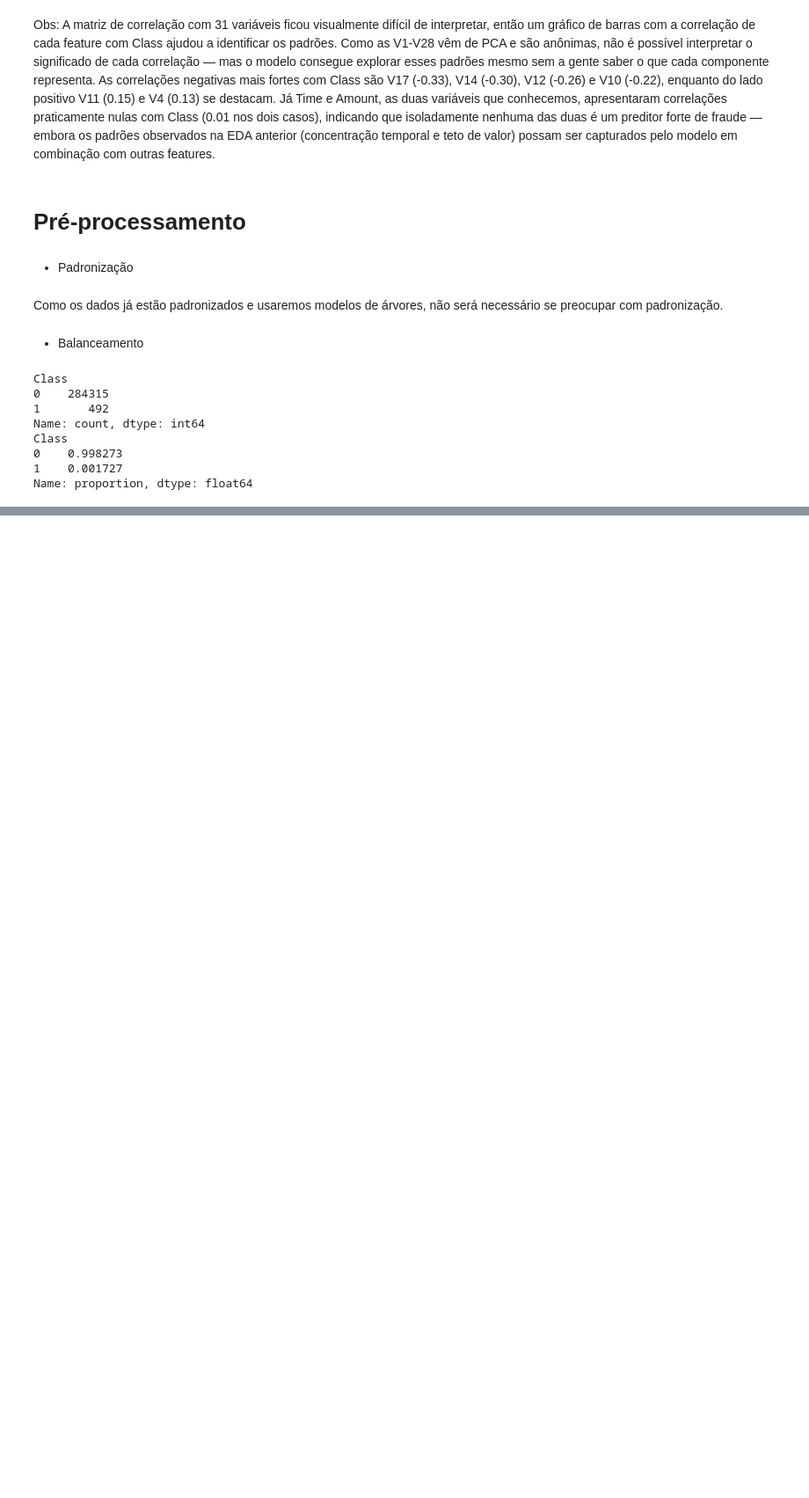
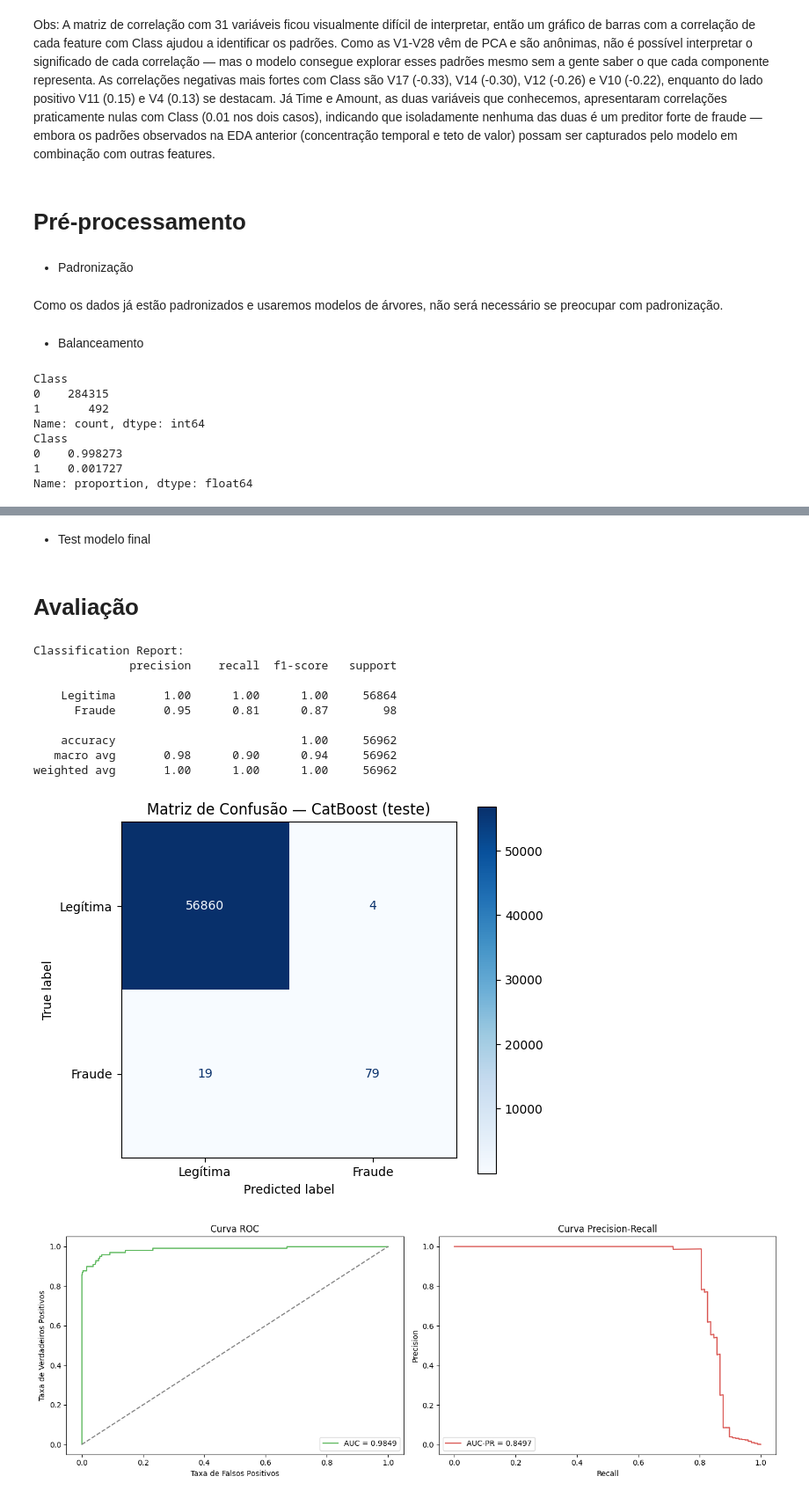
Before and after one commit to MiguellMAC/EBAC.DATA_SCIENCE, a Jupyter notebook: Projeto_Final/Credit_Card_Fraud.ipynb, the cells around one changed output, grey strips where cells are left out. Shown at 88% size. Saved outputs shown, nothing was run; the diff lists cells and outputs as text; code cells hidden in the pictures; blank space fills up the shorter version.

Commit message:
Finalizando Projeto Final do Curso

```diff
--- a/Projeto_Final/Credit_Card_Fraud.ipynb
+++ b/Projeto_Final/Credit_Card_Fraud.ipynb
@@ -204,0 +443,74 @@ X =
+# %% [markdown]
+- Test modelo final
+# %%
+# Modelo final com os melhores hiperparâmetros
+
+best_catboost = random_search_cb.best_estimator_
+
+# Fazendo Previsões
+
+y_pred_test = best_catboost.predict(X_test)
+# %% [markdown]
+# Avaliação
+# %%
+# Métricas para avaliação final
+
+print("Classification Report: ")
+print(classification_report(y_test, y_pred_test, target_names=['Legitima', 'Fraude']))
+
+# Matriz de confusão
+
+cm = confusion_matrix(y_test, y_pred_test)
+
+fig, ax = plt.subplots(figsize=(6, 5))
+disp = ConfusionMatrixDisplay(confusion_matrix=cm, display_labels=['Legítima', 'Fraude'])
+disp.plot(cmap='Blues', ax=ax, values_format='d')
+plt.title('Matriz de Confusão — CatBoost (teste)')
+plt.tight_layout()
+plt.show()
+
+# Probabilidades previstas
+
+y_proba_test = best_catboost.predict_proba(X_test)[:, 1]
+
+# Curva ROC
+
+fpr, tpr, _ = roc_curve(y_test, y_proba_test)
+auc_roc = roc_auc_score(y_test, y_proba_test)
+
+# Curva Precision-Recall
+
+precision, recall, _ = precision_recall_curve(y_test, y_proba_test)
+auc_pr = average_precision_score(y_test, y_proba_test)
+
+# Plotando as duas lado a lado
+
+fig, axes = plt.subplots(1, 2, figsize=(14, 5))
+
+axes[0].plot(fpr, tpr, label=f'AUC = {auc_roc:.4f}', color='#5cb85c')
+axes[0].plot([0, 1], [0, 1], linestyle='--', color='gray')
+axes[0].set_title('Curva ROC')
+axes[0].set_xlabel('Taxa de Falsos Positivos')
+axes[0].set_ylabel('Taxa de Verdadeiros Positivos')
+axes[0].legend()
+
+axes[1].plot(recall, precision, label=f'AUC-PR = {auc_pr:.4f}', color='#d9534f')
+axes[1].set_title('Curva Precision-Recall')
+axes[1].set_xlabel('Recall')
+axes[1].set_ylabel('Precision')
+axes[1].legend()
+
+plt.tight_layout()
+plt.show()
+# %% [output]
+Classification Report:
+              precision    recall  f1-score   support
+
+    Legitima       1.00      1.00      1.00     56864
+      Fraude       0.95      0.81      0.87        98
+
+    accuracy                           1.00     56962
+   macro avg       0.98      0.90      0.94     56962
+weighted avg       1.00      1.00      1.00     56962
+[figure, added]
+[figure, added]
```
Also changed, not shown: parts of 23 cells of this notebook.
